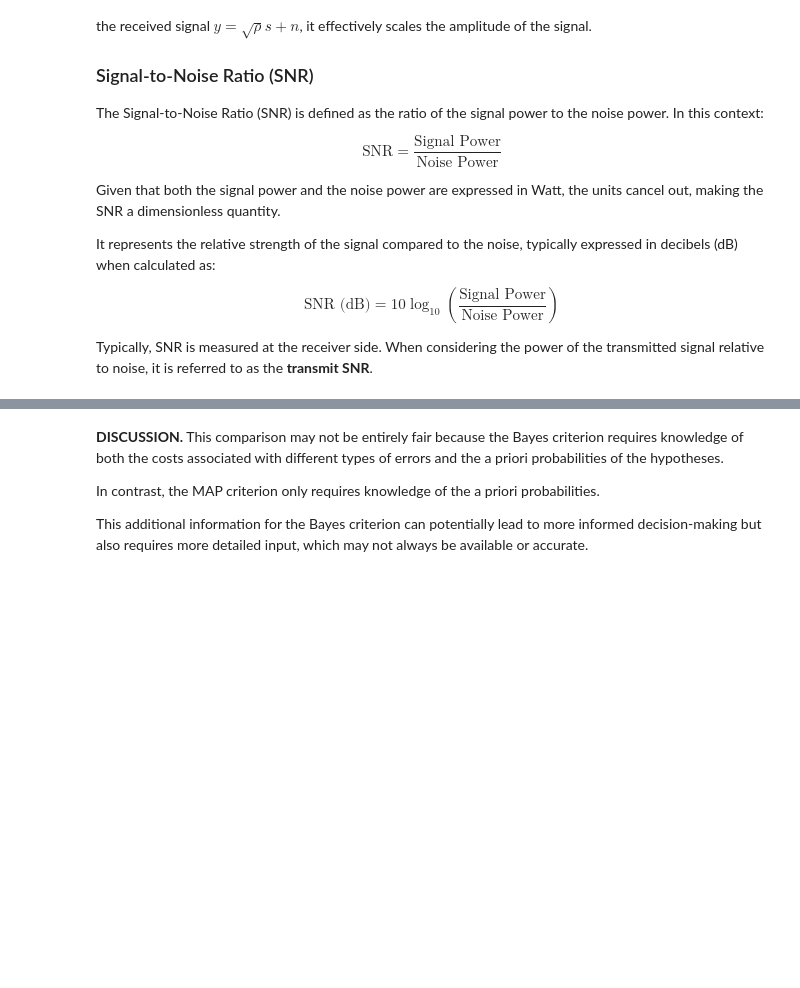
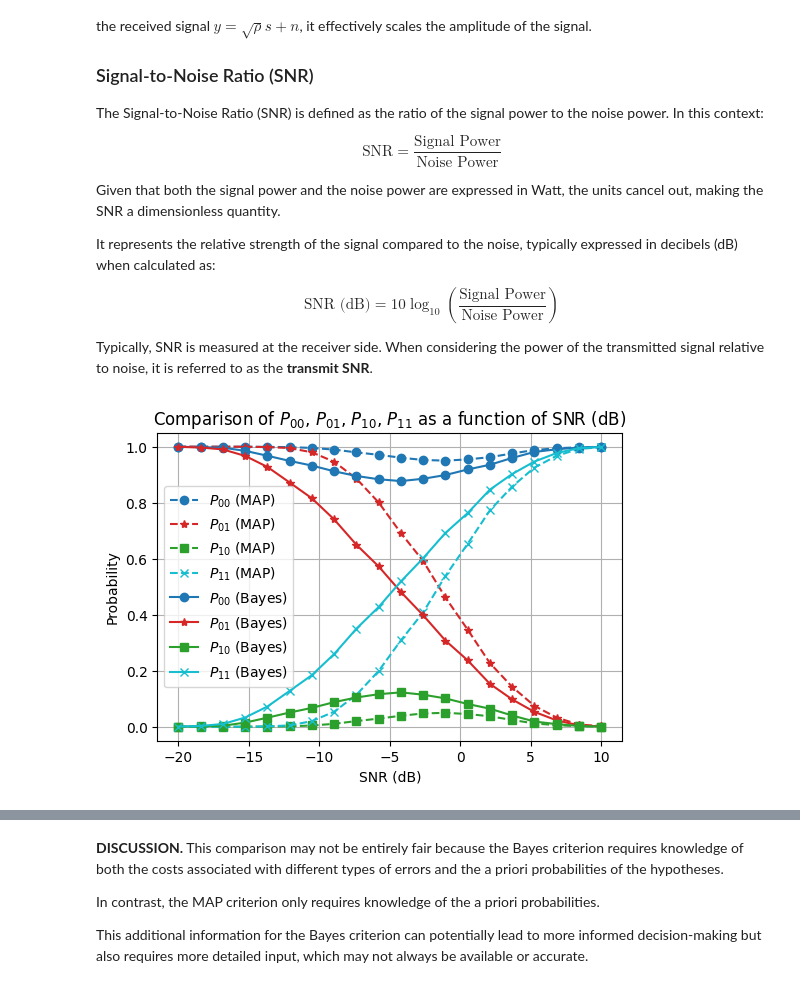
Before and after one commit to telecombook/book, a Jupyter notebook: _sources/c2_s7_Bayes_criterion.ipynb, the cells around one changed output, grey strips where cells are left out. Drawn from its saved outputs; the diff is of its cells as text; code cells hidden in the pictures; blank space fills up the shorter version.

```diff
--- a/_sources/c2_s7_Bayes_criterion.ipynb
+++ b/_sources/c2_s7_Bayes_criterion.ipynb
@@ -319,38 +317,78 @@ for snr_db, rho in zip(snr_db_values, rho_values):
 
     # Decisions based on the MAP threshold
     decisions_s0_map = y_given_s0 >= threshold_map
     decisions_s1_map = y_given_s1 >= threshold_map
     s0_hat_map = np.where(decisions_s0_map, b, -b)
     s1_hat_map = np.where(decisions_s1_map, b, -b)
 
     # Decisions based on the Bayes threshold
     decisions_s0_bayes = y_given_s0 >= threshold_bayes
     decisions_s1_bayes = y_given_s1 >= threshold_bayes
     s0_hat_bayes = np.where(decisions_s0_bayes, b, -b)
     s1_hat_bayes = np.where(decisions_s1_bayes, b, -b)
 
     # Calculating empirical probabilities for MAP criterion
-    P00_map = np.mean(s0_hat_map == -b)
-    P01_map = np.mean(s0_hat_map == b)
-    P10_map = np.mean(s1_hat_map == -b)
-    P11_map = np.mean(s1_hat_map == b)
+    # P00_map = np.mean(s0_hat_map == -b)
+    # P01_map = np.mean(s0_hat_map == b)
+    # P10_map = np.mean(s1_hat_map == -b)
+    # P11_map = np.mean(s1_hat_map == b)
+    # Calculating empirical probabilities
+    P00_map = np.mean(s0_hat_map == -b)  # Probability of deciding H0 when H0 is true
+    P01_map = np.mean(s1_hat_map == -b)  # Probability of deciding H0 when H1 is true
+    P10_map = np.mean(s0_hat_map == b)  # Probability of deciding H1 when H0 is true
+    P11_map = np.mean(s1_hat_map == b)  # Probability of deciding H1 when H1 is true
 
     # Store MAP results
     results_map["SNR (dB)"].append(snr_db)
     results_map["P00"].append(P00_map)
     results_map["P01"].append(P01_map)
     results_map["P10"].append(P10_map)
     results_map["P11"].append(P11_map)
 
     # Calculating empirical probabilities for Bayes criterion
-    P00_bayes = np.mean(s0_hat_bayes == -b)
-    P01_bayes = np.mean(s0_hat_bayes == b)
-    P10_bayes = np.mean(s1_hat_bayes == -b)
-    P11_bayes = np.mean(s1_hat_bayes == b)
+    # P00_bayes = np.mean(s0_hat_bayes == -b)
+    # P01_bayes = np.mean(s0_hat_bayes == b)
+    # P10_bayes = np.mean(s1_hat_bayes == -b)
+    # P11_bayes = np.mean(s1_hat_bayes == b)
+
+    # Calculating empirical probabilities for Bayes criterion
+    P00_bayes = np.mean(s0_hat_bayes == -b)  # Probability of deciding H0 when H0 is true
+    P01_bayes = np.mean(s1_hat_bayes == -b)  # Probability of deciding H0 when H1 is true
+    P10_bayes = np.mean(s0_hat_bayes == b)  # Probability of deciding H1 when H0 is true
+    P11_bayes = np.mean(s1_hat_bayes == b)  # Probability of deciding H1 when H1 is true
 
     # Store Bayes results
     results_bayes["SNR (dB)"].append(snr_db)
     results_bayes["P00"].append(P00_bayes)
     results_bayes["P01"].append(P01_bayes)
     results_bayes["P10"].append(P10_bayes)
     results_bayes["P11"].append(P11_bayes)
+
+import matplotlib.pyplot as plt
+
+# Plotting
+plt.figure(figsize=(6, 4))
+
+# Plot P00, P01, P10, P11 for MAP criterion
+plt.plot(results_map["SNR (dB)"], results_map["P00"], label='$P_{00}$ (MAP)', marker='o',  color='tab:blue', linestyle='--')
+plt.plot(results_map["SNR (dB)"], results_map["P01"], label='$P_{01}$ (MAP)', marker='*', color='tab:red', linestyle='--')
+plt.plot(results_map["SNR (dB)"], results_map["P10"], label='$P_{10}$ (MAP)', marker='s', color='tab:green', linestyle='--')
+plt.plot(results_map["SNR (dB)"], results_map["P11"], label='$P_{11}$ (MAP)', marker='x', color='tab:cyan', linestyle='--')
+
+# Plot P00, P01, P10, P11 for Bayes criterion
+plt.plot(results_bayes["SNR (dB)"], results_bayes["P00"], label='$P_{00}$ (Bayes)', marker='o', color='tab:blue', linestyle='-')
+plt.plot(results_bayes["SNR (dB)"], results_bayes["P01"], label='$P_{01}$ (Bayes)', marker='*', color='tab:red', linestyle='-')
+plt.plot(results_bayes["SNR (dB)"], results_bayes["P10"], label='$P_{10}$ (Bayes)', marker='s', color='tab:green', linestyle='-')
+plt.plot(results_bayes["SNR (dB)"], results_bayes["P11"], label='$P_{11}$ (Bayes)', marker='x', color='tab:cyan', linestyle='-')
+
+# Add labels and title
+plt.xlabel('SNR (dB)')
+plt.ylabel('Probability')
+plt.title('Comparison of $P_{00}$, $P_{01}$, $P_{10}$, $P_{11}$ as a function of SNR (dB)')
+plt.legend()
+plt.grid(True)
+
+# Show plot
+plt.show()
+# %% [output]
+[figure, added]
```
Also changed, not shown: parts of 3 cells of this notebook, 46 other files.
